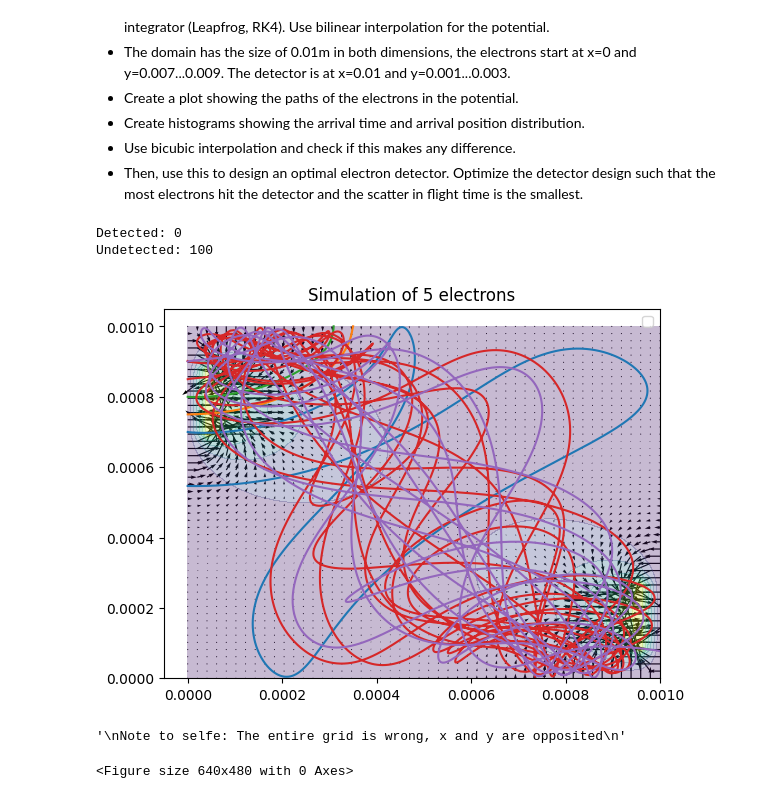
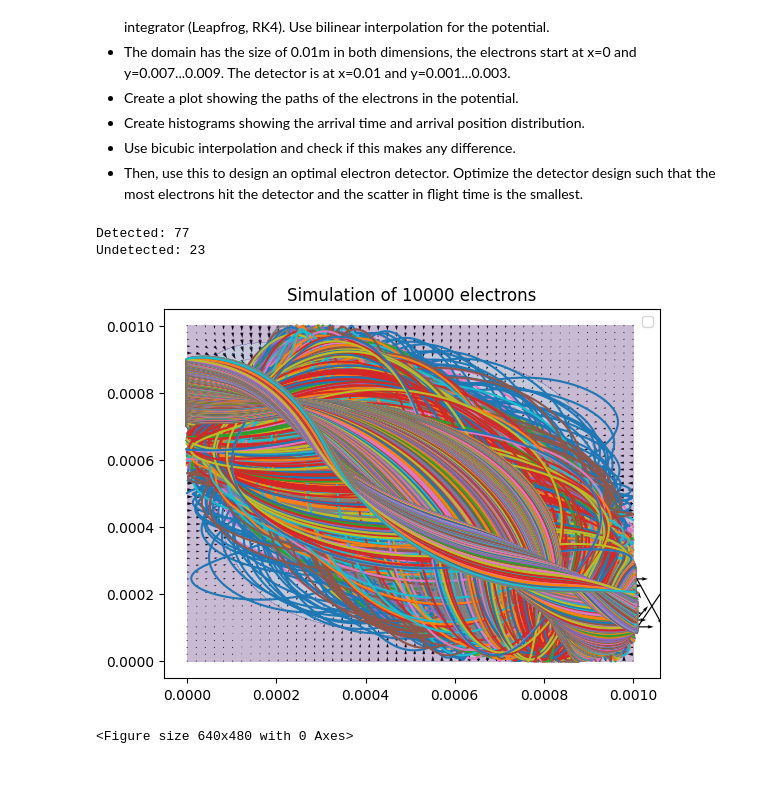
Before and after one commit to kingspoof/ESC-201-Introduction-to-Computer-Simulation, a Jupyter notebook: Assignments/008_Interpolation/008_Interpolation.ipynb, the cells around one changed output. Drawn from its saved outputs; the diff is of its cells as text; code cells hidden in the pictures.

Commit message:
fixed the acceleration and added the plotting of the standard time

```diff
--- a/Assignments/008_Interpolation/008_Interpolation.ipynb
+++ b/Assignments/008_Interpolation/008_Interpolation.ipynb
@@ -23,11 +23,7 @@ class Electron:
         self.velocity = 1e6
         self.alive = True # aka in the detector
         self.time_alive = 0
-
-        ## use this code to generate the velocities for the things
-        v = 1e6 #m/s
-        vy = np.random.uniform(-v,v,1)
-        vx = np.sqrt(np.ones(1)*v**2-vy**2)
+        self.detected = False
 
     def get_x_positions(self):
         return [pos[0] for pos in self.positions]
@@ -262,10 +265,7 @@ class ElectronSimulation():
         acceleration = self.grid.calculate_acceleration(p_n_plus_half, electron.charge, electron.mass)
         v_n_plus_1 = electron.velocities[-1]
 
-        # TODO Figure out, why we have to swap the coordinates for this to work
-        # TODO -> This does not make sense at fucking all but anyway -> on to better things
-        v_n_plus_1[0] += self.time_step * acceleration[1]
-        v_n_plus_1[1] += self.time_step * acceleration[0]
+        v_n_plus_1 += acceleration * self.time_step
 
         # second drift step
         p_n_plus_1 = p_n_plus_half + self.time_step/2 * v_n_plus_1
@@ -297,7 +297,7 @@ class ElectronSimulation():
 # %%
 # run the simulation and do the analysis
 size = 50
-number_of_electrons = 5
+number_of_electrons = 10000
 
 grid = VoltageGrid(size=size, voltage=1000)
 electron_simulation = ElectronSimulation(grid, number_of_electrons)
@@ -314,30 +314,24 @@ for e in electron_simulation.electrons:
 print(f"Detected: {(len(detected_electrons)*100 / number_of_electrons):.0f}")
 print(f"Undetected: {(len(undetected_electrons)*100 / number_of_electrons):.0f}")
 # %% [output]
-Detected: 0
-Undetected: 100
+Detected: 77
+Undetected: 23
 # %%
 fix, ax = plt.subplots()
-
 
 # visualize the grid and the gradient
 grid.visualize_gradient()
 grid.visualize_grid()
 
 for e in electron_simulation.electrons:
     plt.plot(e.get_x_positions(), e.get_y_positions())
 
 plt.title(f"Simulation of {number_of_electrons} electrons")
 plt.legend()
 plt.show()
 
-
 # plot of the distribution of the arrival time
 plt.clf()
-"""
-Note to selfe: The entire grid is wrong, x and y are opposited
-"""
 # %% [output]
-[figure, old version]
+[figure, new version]
-'\nNote to selfe: The entire grid is wrong, x and y are opposited\n'
+<Figure size 640x480 with 0 Axes>
-<Figure size 640x480 with 0 Axes>
```
Also changed, not shown: parts of 2 cells of this notebook.
